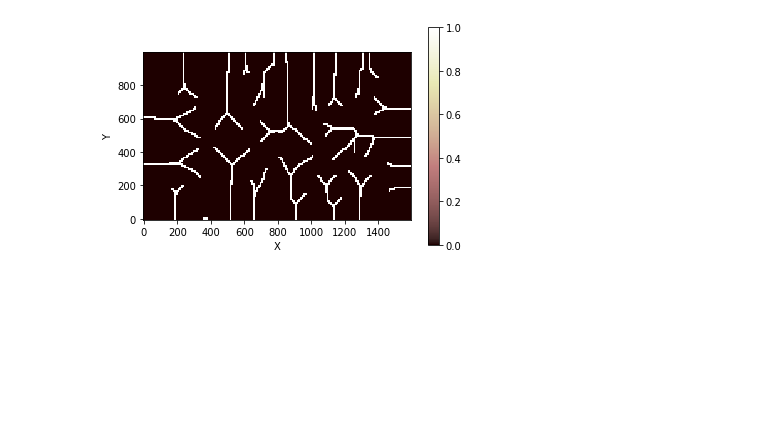
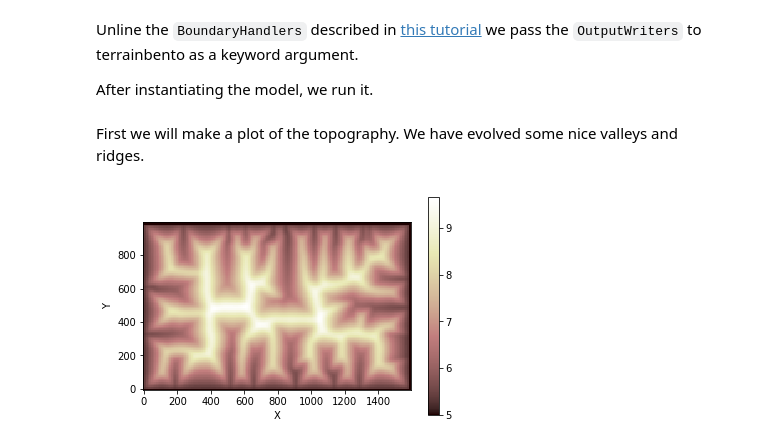
Before and after one commit to TerrainBento/examples_tests_and_tutorials, a Jupyter notebook: example_usage/introduction_to_output_writers.ipynb, the cells around one changed output. Saved outputs shown, nothing was run; the diff lists cells and outputs as text; code cells hidden in the pictures; blank space fills up the shorter version.

```diff
--- a/example_usage/introduction_to_output_writers.ipynb
+++ b/example_usage/introduction_to_output_writers.ipynb
@@ -68,11 +107,10 @@ basic_params = {# these three parameters are required by all models
           'save_first_timestep': True,
           'output_filename': 'example_output_writer',
          }
+# %% [markdown]
+Unline the `BoundaryHandlers` described in [this tutorial](http://localhost:8888/notebooks/example_usage/introduction_to_boundary_conditions.ipynb) we pass the `OutputWriters` to terrainbento as a keyword argument.
+
+After instantiating the model, we run it.
 # %%
 basic = Basic(params=basic_params, OutputWriters=write_drainage_density)
 basic.run(output_fields='topographic__elevation')
-# %%
-channels = basic.grid.at_node['drainage_area'] > 2000
-imshow_grid(basic.grid, channels)
-# %% [output]
-[figure, removed]
@@ -90,0 +117,6 @@ basic.remove_output_netcdfs()
+# %% [markdown]
+First we will make a plot of the topography. We have evolved some nice valleys and ridges.
+# %%
+imshow_grid(basic.grid, basic.z)
+# %% [output]
+[figure, added]
```
Also changed, not shown: parts of 25 cells of this notebook, 1 other file.
